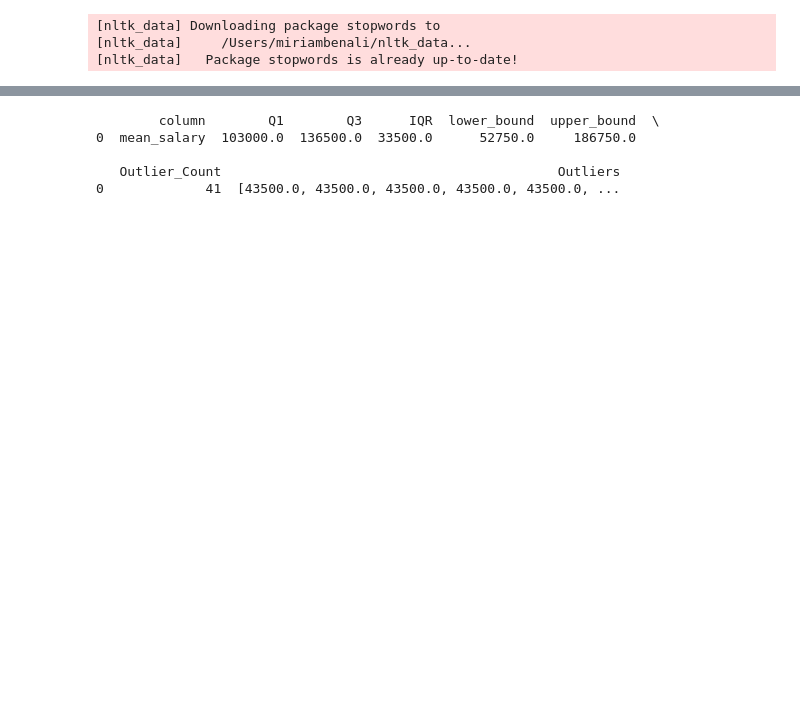
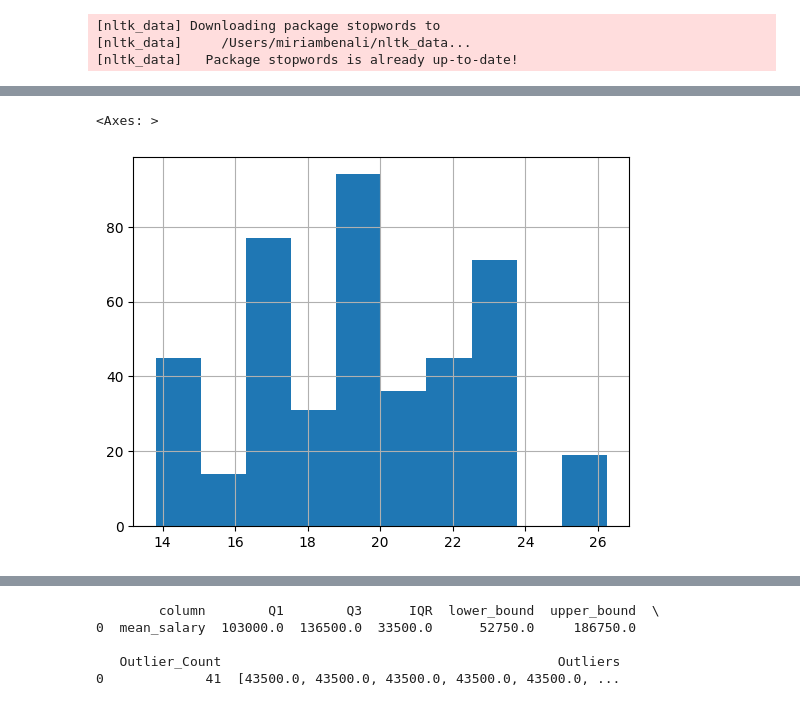
Before and after one commit to mariambenali/HR-pulse-ai-platform, a Jupyter notebook: ml/notebook/data_cleaning.ipynb, the cells around one changed output, grey strips where cells are left out. Saved outputs shown, nothing was run; the diff lists cells and outputs as text; code cells hidden in the pictures; blank space fills up the shorter version.

```diff
--- a/ml/notebook/data_cleaning.ipynb
+++ b/ml/notebook/data_cleaning.ipynb
@@ -169,0 +200,5 @@ df["mean_salary"] = df["mean_salary"] * 1000
+# %%
+df["log_revenue"].hist()
+# %% [output]
+<Axes: >
+[figure, added]
```
Also changed, not shown: parts of 33 cells of this notebook, 4 other files.
